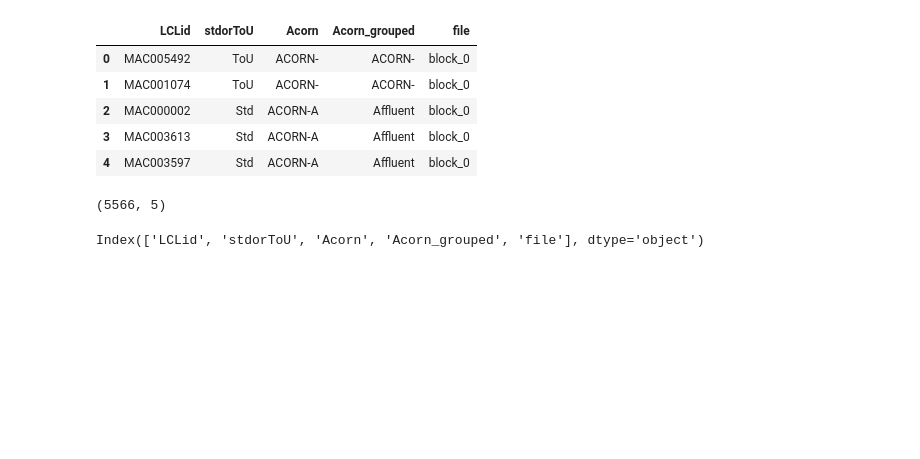
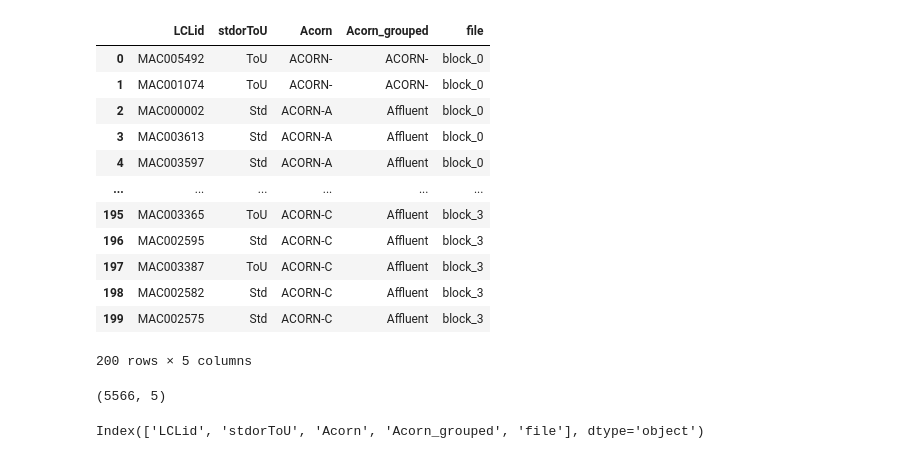
Before and after one commit to SindreMohr/Bachelor_thesis, a Jupyter notebook: info_household_visual.ipynb, the cells around one changed output. Saved outputs shown, nothing was run; the diff lists cells and outputs as text; code cells hidden in the pictures; blank space fills up the shorter version.

Commit message:
Acorn details

```diff
--- a/info_household_visual.ipynb
+++ b/info_household_visual.ipynb
@@ -9,14 +9,21 @@ import matplotlib.pyplot as plt
 # %%
 hhi_df = pd.read_csv("./data/informations_households.csv")
 # %%
-hhi_df.head(5)
+hhi_df.head(200)
 # %% [output]
 |  | LCLid | stdorToU | Acorn | Acorn_grouped | file |
 | 0 | MAC005492 | ToU | ACORN- | ACORN- | block_0 |
 | 1 | MAC001074 | ToU | ACORN- | ACORN- | block_0 |
 | 2 | MAC000002 | Std | ACORN-A | Affluent | block_0 |
 | 3 | MAC003613 | Std | ACORN-A | Affluent | block_0 |
 | 4 | MAC003597 | Std | ACORN-A | Affluent | block_0 |
+| ... | ... | ... | ... | ... | ... |
+| 195 | MAC003365 | ToU | ACORN-C | Affluent | block_3 |
+| 196 | MAC002595 | Std | ACORN-C | Affluent | block_3 |
+| 197 | MAC003387 | ToU | ACORN-C | Affluent | block_3 |
+| 198 | MAC002582 | Std | ACORN-C | Affluent | block_3 |
+| 199 | MAC002575 | Std | ACORN-C | Affluent | block_3 |
+200 rows × 5 columns
 # %%
 hhi_df.shape
 # %% [output]
```
Also changed, not shown: parts of 3 cells of this notebook, 1 other file.
